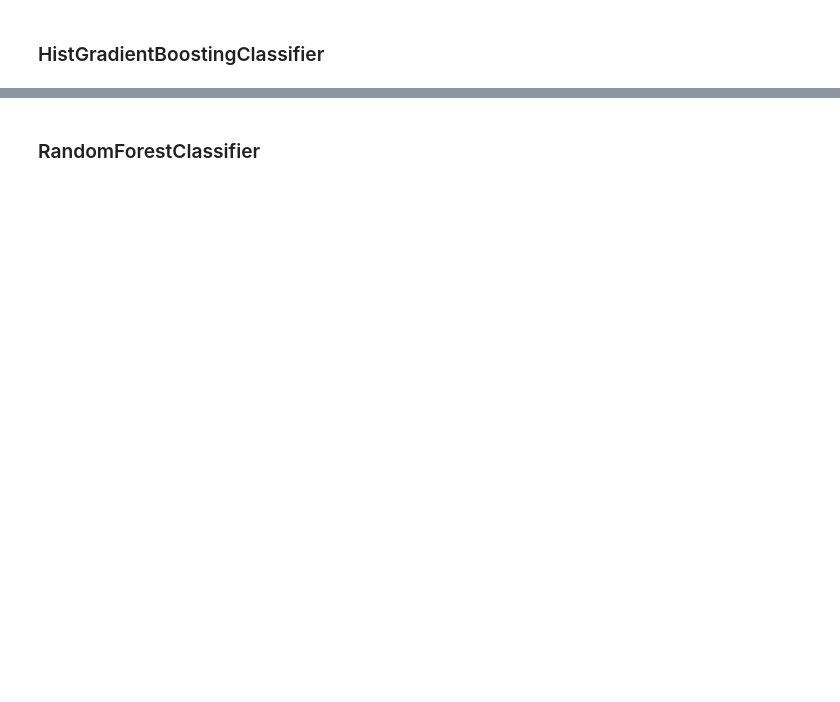
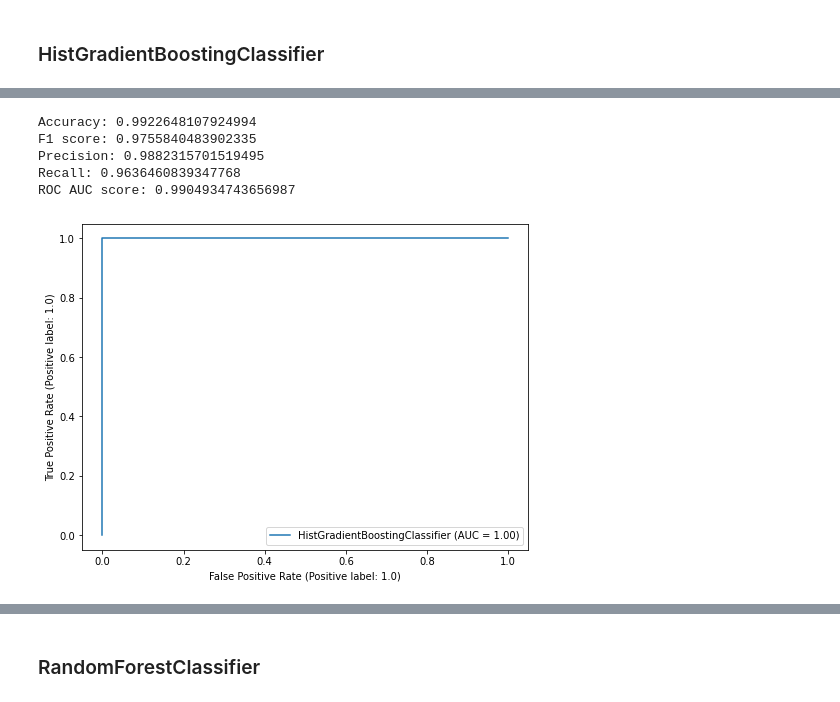
Before and after one commit to C0casio45/IACESI, a Jupyter notebook: projet_ia.ipynb, the cells around one changed output, grey strips where cells are left out. Drawn from its saved outputs; the diff is of its cells as text; code cells hidden in the pictures; blank space fills up the shorter version.

```diff
--- a/projet_ia.ipynb
+++ b/projet_ia.ipynb
@@ -553,9 +821,16 @@ pd.DataFrame.from_dict(hgbc_GS.cv_results_).sort_values(by=['rank_test_score']).
 # %%
-hgbc = HistGradientBoostingClassifier(learning_rate=0.3, max_depth=30, max_iter=200, loss="log_loss")
+hgbc = HistGradientBoostingClassifier(learning_rate = hgbc_GS.best_params_['classifier__learning_rate'],max_depth= hgbc_GS.best_params_['classifier__max_depth'], max_iter=hgbc_GS.best_params_['classifier__max_iter'], loss=hgbc_GS.best_params_['classifier__loss'])
 
 hgbc.fit(x_train, y_train)
 
 score(hgbc, x_train, y_train)
+# %% [output]
+Accuracy: 0.9922648107924994
+F1 score: 0.9755840483902335
+Precision: 0.9882315701519495
+Recall: 0.9636460839347768
+ROC AUC score: 0.9904934743656987
+[figure, added]
 # %%
 y_pred_hgbc = hgbc.predict(x_test)
 # %%
```
Also changed, not shown: parts of 66 cells of this notebook.
